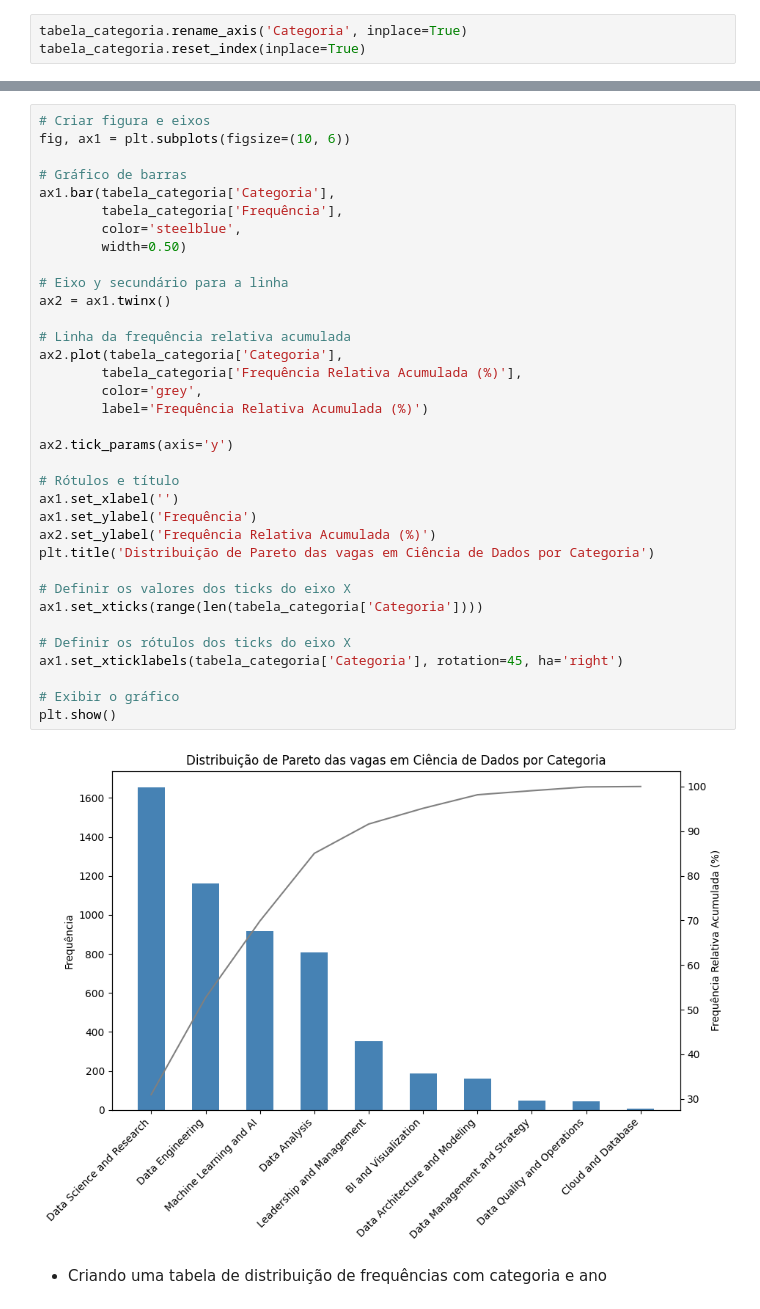
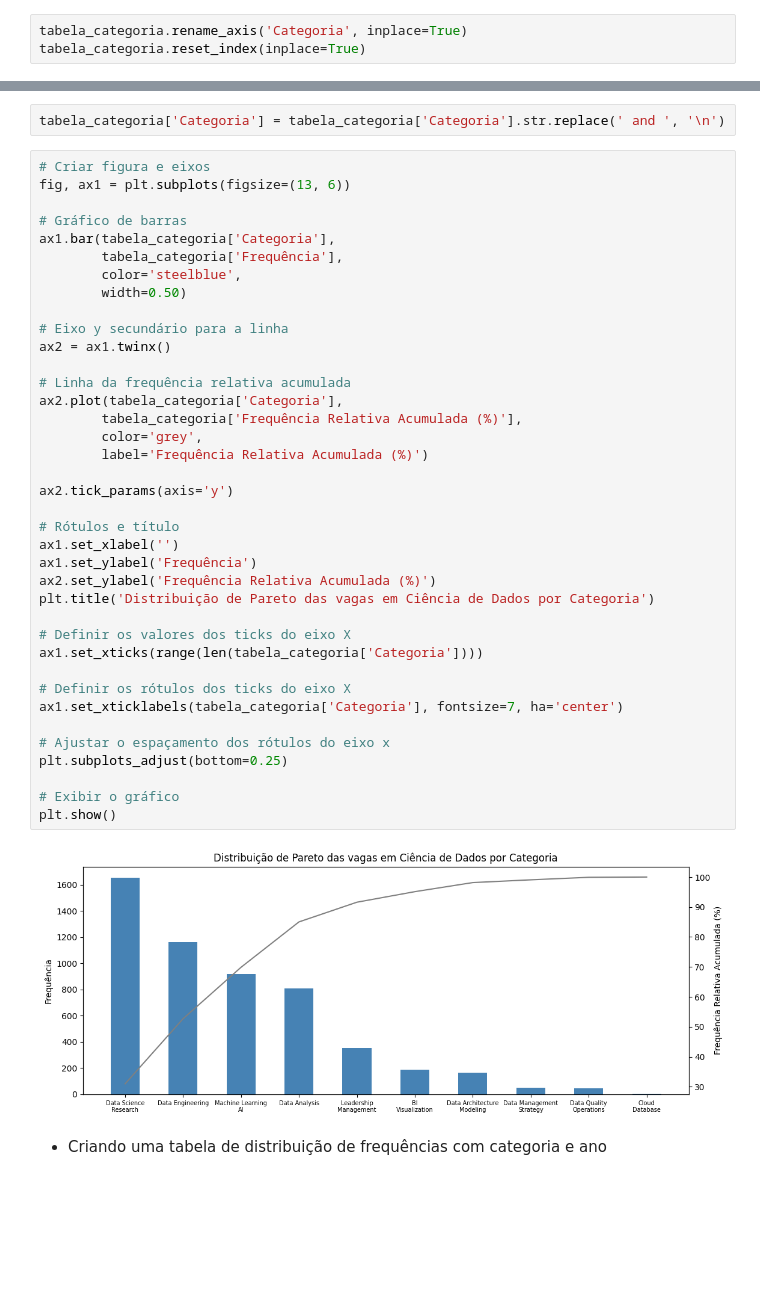
Before and after one commit to ryanrodr/eda-jobs-in-data, a Jupyter notebook: notebooks/analise_exploratoria.ipynb, the cells around one changed output, grey strips where cells are left out. Saved outputs shown, nothing was run; the diff lists cells and outputs as text; blank space fills up the shorter version.

```diff
--- a/notebooks/analise_exploratoria.ipynb
+++ b/notebooks/analise_exploratoria.ipynb
@@ -175,43 +161,48 @@ tabela_categoria.style.set_properties(**{'text-align': 'center'})
 | 7 | Data Management and Strategy | 49 | 0.917431 | 5291 | 99.063846 |
 | 8 | Data Quality and Operations | 45 | 0.842539 | 5336 | 99.906385 |
 | 9 | Cloud and Database | 5 | 0.093615 | 5341 | 100.000000 |
+# %%
+tabela_categoria['Categoria'] = tabela_categoria['Categoria'].str.replace(' and ', '\n')
 # %%
 # Criar figura e eixos
-fig, ax1 = plt.subplots(figsize=(10, 6))
+fig, ax1 = plt.subplots(figsize=(13, 6))
 
 # Gráfico de barras
 ax1.bar(tabela_categoria['Categoria'],
         tabela_categoria['Frequência'],
         color='steelblue',
         width=0.50)
 
 # Eixo y secundário para a linha
 ax2 = ax1.twinx()
 
 # Linha da frequência relativa acumulada
 ax2.plot(tabela_categoria['Categoria'],
         tabela_categoria['Frequência Relativa Acumulada (%)'],
         color='grey',
         label='Frequência Relativa Acumulada (%)')
 
 ax2.tick_params(axis='y')
 
 # Rótulos e título
 ax1.set_xlabel('')
 ax1.set_ylabel('Frequência')
 ax2.set_ylabel('Frequência Relativa Acumulada (%)')
 plt.title('Distribuição de Pareto das vagas em Ciência de Dados por Categoria')
 
 # Definir os valores dos ticks do eixo X
 ax1.set_xticks(range(len(tabela_categoria['Categoria'])))
 
 # Definir os rótulos dos ticks do eixo X
-ax1.set_xticklabels(tabela_categoria['Categoria'], rotation=45, ha='right')
+ax1.set_xticklabels(tabela_categoria['Categoria'], fontsize=7, ha='center')
+
+# Ajustar o espaçamento dos rótulos do eixo x
+plt.subplots_adjust(bottom=0.25)
 
 # Exibir o gráfico
 plt.show()
 # %% [output]
-[figure, old version]
+[figure, new version]
 # %% [markdown]
 - Criando uma tabela de distribuição de frequências com categoria e ano
 # %%
```
Also changed, not shown: parts of 2 cells of this notebook.
